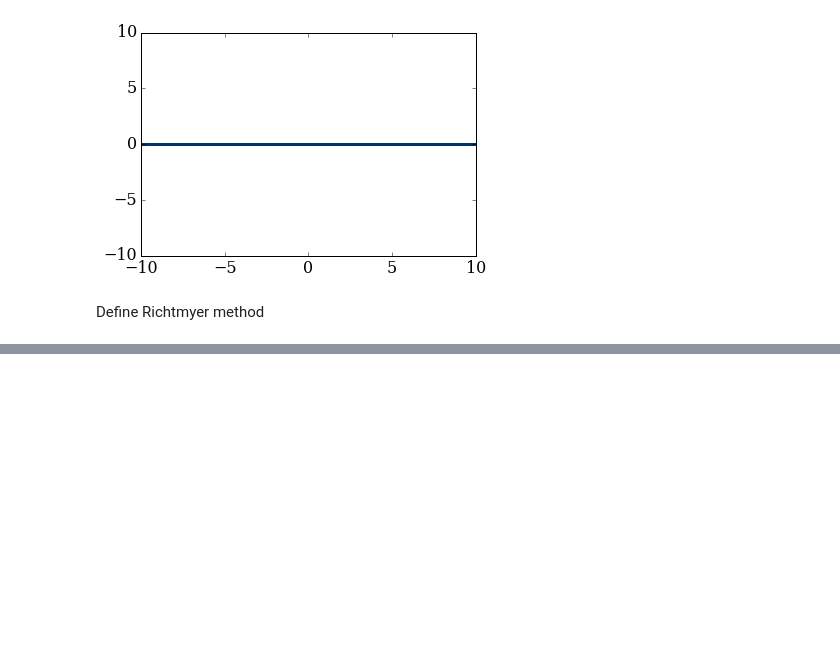
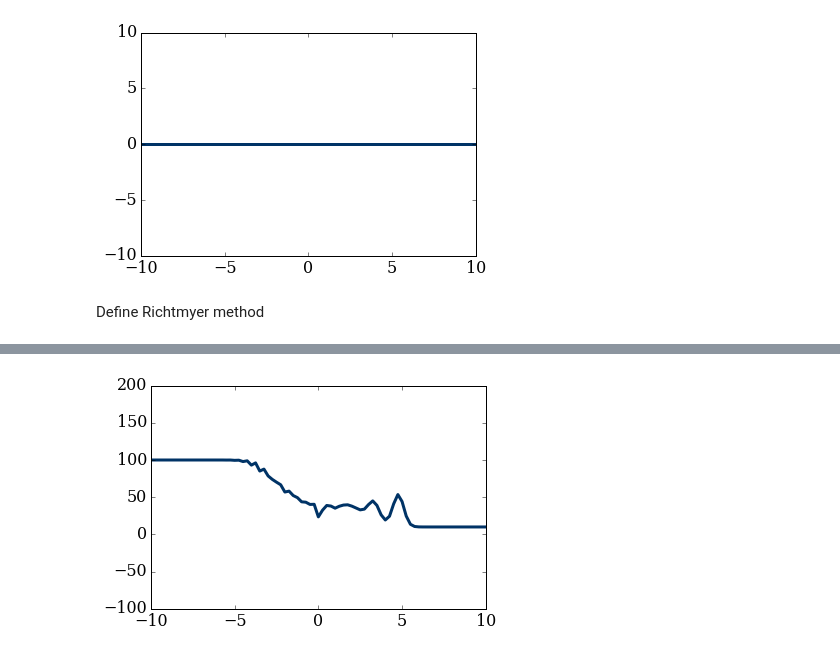
Before and after one commit to Dmphelps89/mae6286, a Jupyter notebook: workspace/module_3_assignment.ipynb, the cells around one changed output, grey strips where cells are left out. Saved outputs shown, nothing was run; the diff lists cells and outputs as text; code cells hidden in the pictures; blank space fills up the shorter version.

```diff
--- a/workspace/module_3_assignment.ipynb
+++ b/workspace/module_3_assignment.ipynb
@@ -158,0 +145,5 @@ numpy.shape(u_star)
+# %%
+pyplot.plot(x, u[:,2], color='#003366', ls='-', lw=3)
+pyplot.ylim(-100,200);
+# %% [output]
+[figure, added]
```
Also changed, not shown: parts of 14 cells of this notebook.
